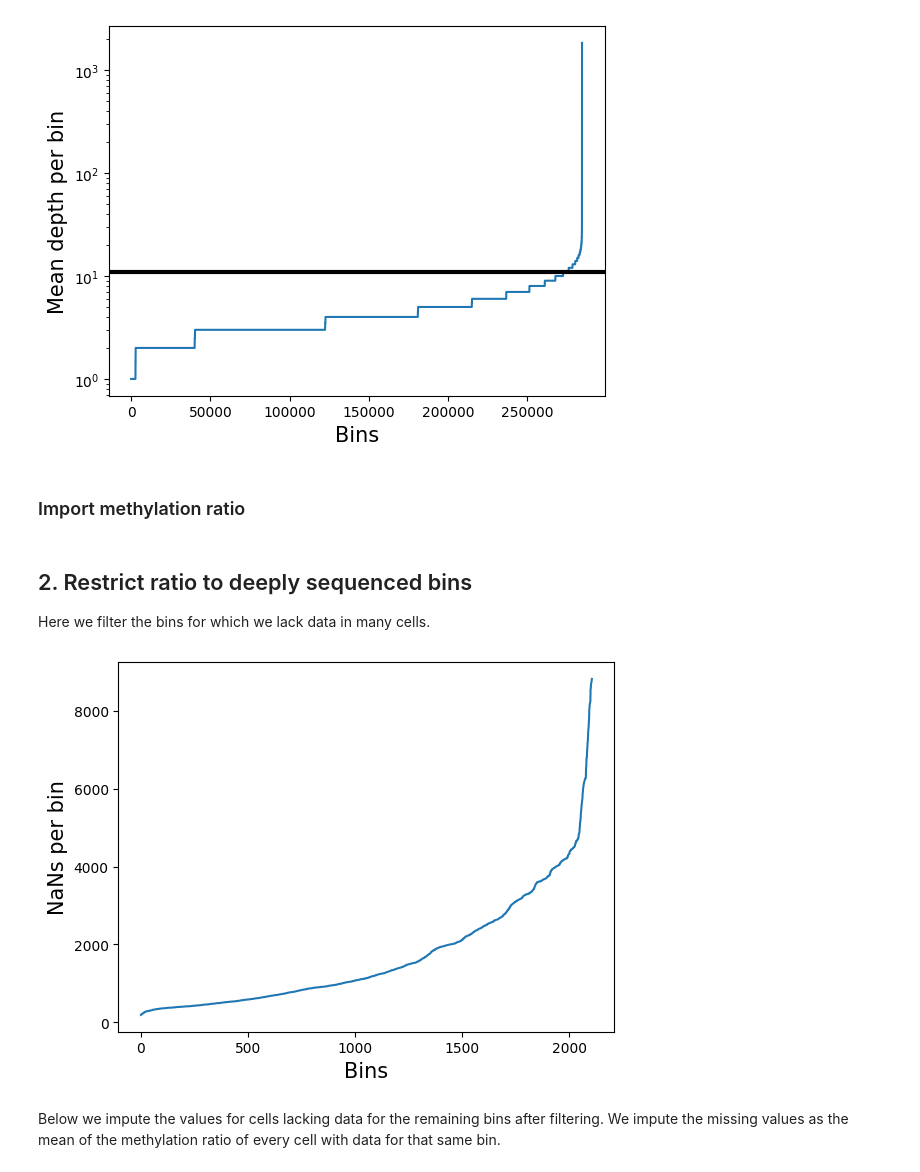
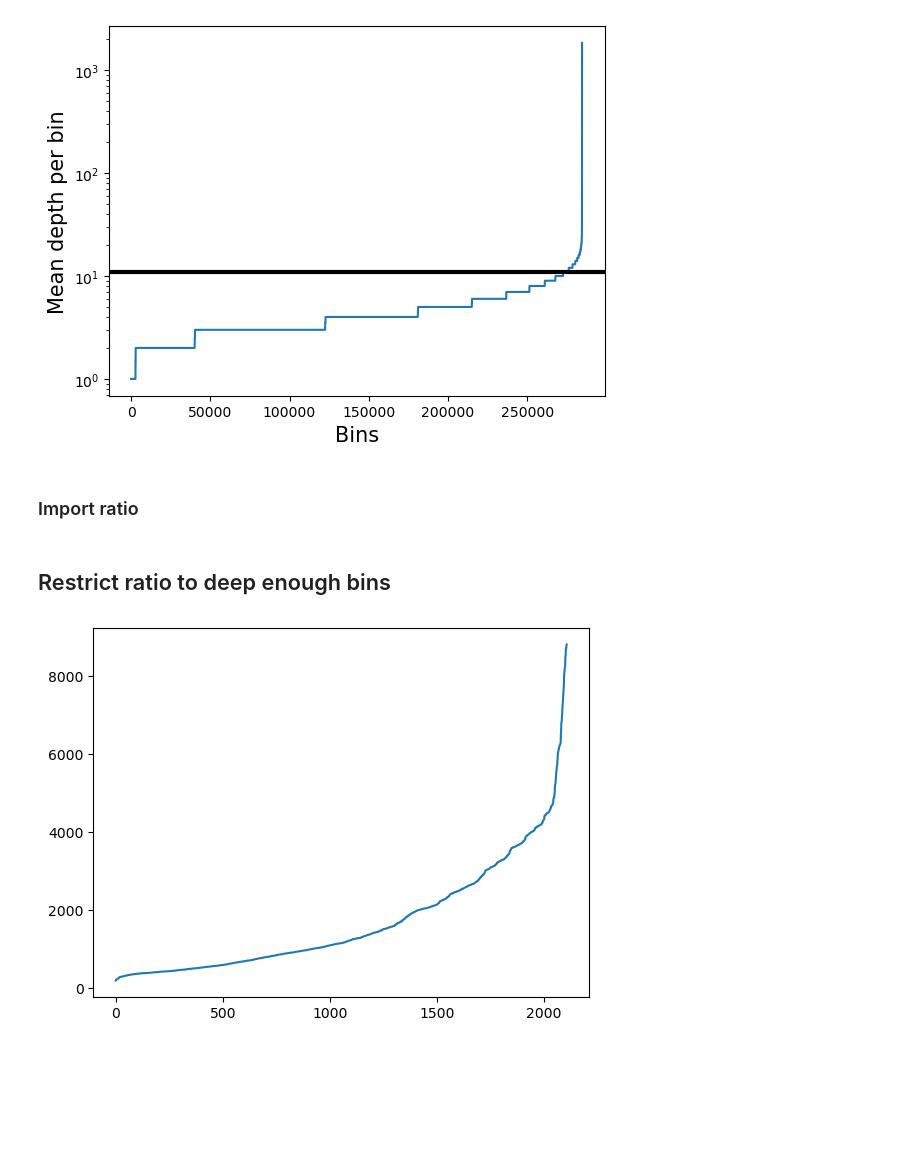
Before and after one commit to bhardwaj-lab/sincei, a Jupyter notebook: docs/content/tutorials/snmCATseq_preprocessing.ipynb, the cells around one changed output. Saved outputs shown, nothing was run; the diff lists cells and outputs as text; code cells hidden in the pictures; blank space fills up the shorter version.

```diff
--- a/docs/content/tutorials/snmCATseq_preprocessing.ipynb
+++ b/docs/content/tutorials/snmCATseq_preprocessing.ipynb
@@ -72,9 +78,9 @@ np.savetxt(f"snmC2Tseq_eckerlab/top_bins_{data_type}.txt", relevant_bins.astype(
 # %% [output]
 [figure]
 # %%
-relevant_bins = np.loadtxt(f"snmC2Tseq_eckerlab/top_bins_{data_type}.txt", dtype=str)
+relevant_bins = np.loadtxt('snmC2Tseq_eckerlab/top_bins_%s.txt'%(data_type), dtype=str)
 # %% [markdown]
-### Import methylation ratio
+### Import ratio
 # %%
 def format_one_sample_ratio(f, output_type='GCYN', relevant_bins=None):
     # output_type: GCYN or HCGN
@@ -94,6 +107,6 @@ def format_one_sample_ratio(f, output_type='GCYN', relevant_bins=None):
 # %%
 bin_dir = 'snmC2Tseq_eckerlab/binned_10kb_all'
-formatted_df = Parallel(n_jobs=32, verbose=0)(
+formatted_df = Parallel(n_jobs=8, verbose=0)(
     delayed(format_one_sample_ratio)(
         os.path.join(bin_dir, f),
         relevant_bins=relevant_bins,
@@ -101,25 +114,19 @@ formatted_df = Parallel(n_jobs=32, verbose=0)(
     )
     for f in tqdm.tqdm(os.listdir(bin_dir))
 )
-
+# formatted_df = pd.concat(dict(itertools.chain(*formatted_df)), axis=1)
 formatted_df = pd.concat(dict(formatted_df), axis=1)
 formatted_df = formatted_df.loc[
     [e for e in formatted_df.index if type(e) is str or not math.isnan(e)]
 ]
 # %% [markdown]
-## 2. Restrict ratio to deeply sequenced bins
-Here we filter the bins for which we lack data in many cells.
+## Restrict ratio to deep enough bins
 # %%
 plt.plot(formatted_df.isna().sum(axis=0).sort_values().values)
-plt.ylabel('NaNs per bin', fontsize=15)
-plt.xlabel('Bins', fontsize=15)
 
-filtered_formatted_df = formatted_df.loc[:, formatted_df.isna().sum(axis=0) < 4000]
+filtered_formatted_df = formatted_df.loc[:,formatted_df.isna().sum(axis=0) < 4000]
 # %% [output]
-[figure, old version]
+[figure, new version]
-# %% [markdown]
-Below we impute the values for cells lacking data for the remaining bins after filtering. We impute
-the missing values as the mean of the methylation ratio of every cell with data for that same bin.
 # %%
 # Mean imputation per row
 filtered_formatted_df = filtered_formatted_df.fillna(filtered_formatted_df.mean(axis=0), axis=0)
```
Also changed, not shown: parts of 8 cells of this notebook, 39 other files.
